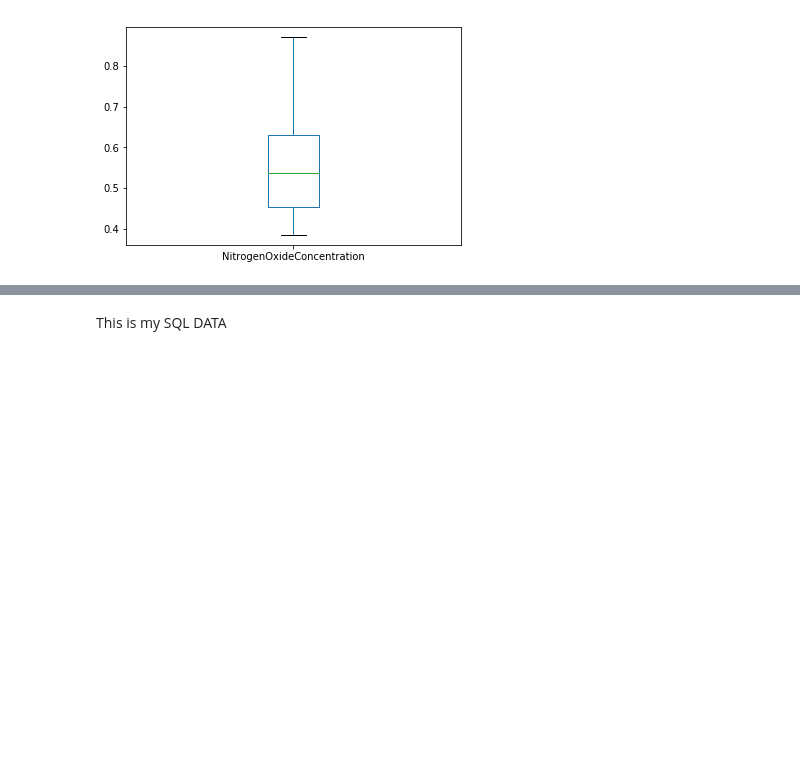
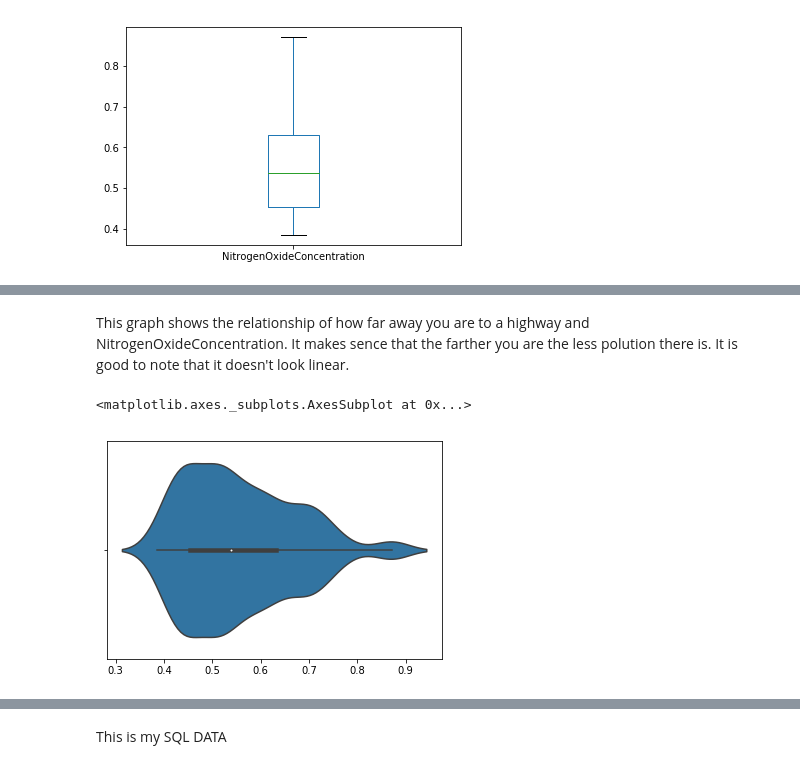
Before and after one commit to collinpope123/homework, a Jupyter notebook: hw1 213r.ipynb, the cells around one changed output, grey strips where cells are left out. Saved outputs shown, nothing was run; the diff lists cells and outputs as text; code cells hidden in the pictures; blank space fills up the shorter version.

```diff
--- a/hw1 213r.ipynb
+++ b/hw1 213r.ipynb
@@ -278,0 +284,7 @@ As NitrogenOxideConcentration is my main
+# %% [markdown]
+This graph shows the relationship of how far away you are to a highway and NitrogenOxideConcentration. It makes sence that the farther you are the less polution there is. It is good to note that it doesn't look linear.
+# %%
+sns.violinplot(conn[['NitrogenOxideConcentration']])
+# %% [output]
+<matplotlib.axes._subplots.AxesSubplot at 0x...>
+[figure, added]
```
Also changed, not shown: parts of 4 cells of this notebook.
